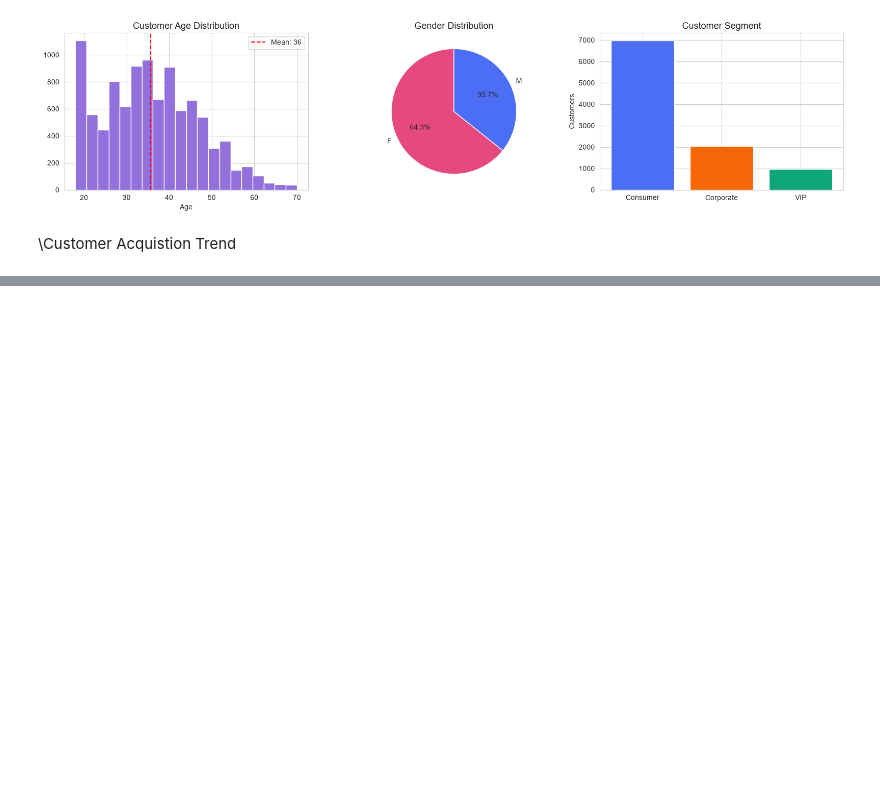
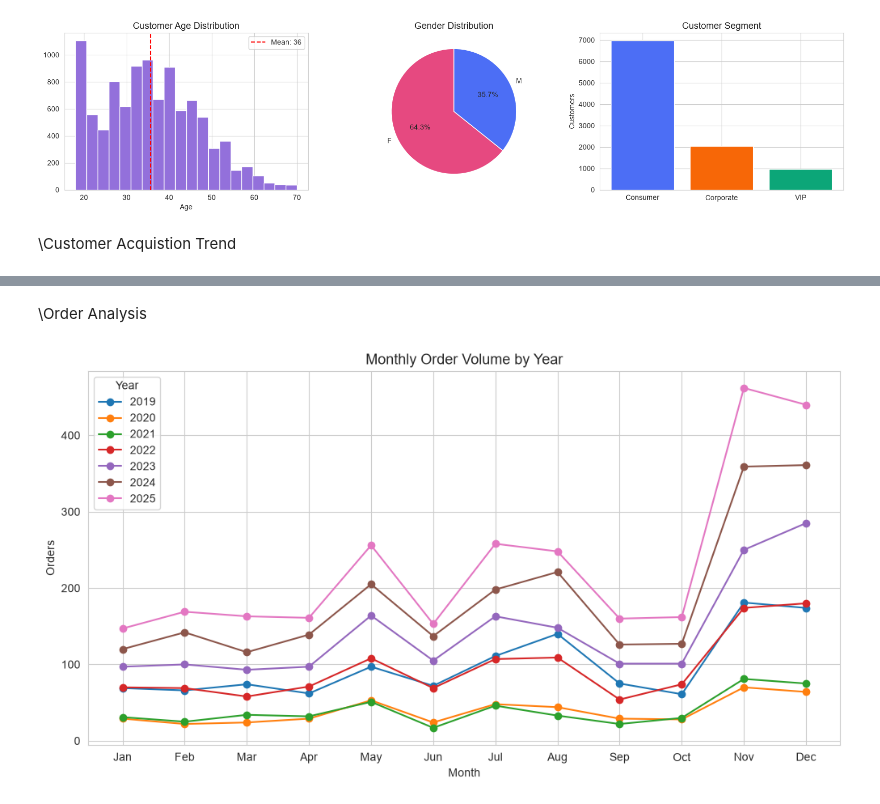
Before and after one commit to nithishg-ng/E-Commerce-US-dataset, a Jupyter notebook: notebooks/data_cleaning & EDA.ipynb, the cells around one changed output, grey strips where cells are left out. Drawn from its saved outputs; the diff is of its cells as text; code cells hidden in the pictures; blank space fills up the shorter version.

```diff
--- a/notebooks/data_cleaning & EDA.ipynb
+++ b/notebooks/data_cleaning & EDA.ipynb
@@ -311,0 +212,36 @@ plt.show()
+# %% [markdown]
+\Order Analysis
+# %%
+master["year"] = master["order_purchase_timestamp"].dt.year
+master["month_num"] = master["order_purchase_timestamp"].dt.month
+
+monthly_yearly_orders = (
+    master.groupby(["year", "month_num"])
+          .size()
+          .unstack(fill_value=0)
+)
+
+plt.figure(figsize=(12,6))
+
+for year in monthly_yearly_orders.index:
+    plt.plot(
+        monthly_yearly_orders.columns,
+        monthly_yearly_orders.loc[year],
+        marker="o",
+        label=year
+    )
+
+plt.xticks(
+    range(1,13),
+    ["Jan","Feb","Mar","Apr","May","Jun",
+     "Jul","Aug","Sep","Oct","Nov","Dec"]
+)
+
+plt.title("Monthly Order Volume by Year")
+plt.xlabel("Month")
+plt.ylabel("Orders")
+plt.legend(title="Year")
+plt.savefig(r"C:\NG\E-Commerce US dataset\E-Commerce-US-dataset\reports\EDA visuals\Monthly_Order_Volume_by_Year.png",dpi=100,bbox_inches="tight")
+plt.show()
+# %% [output]
+[figure, added]
```
Also changed, not shown: parts of 32 cells of this notebook.
